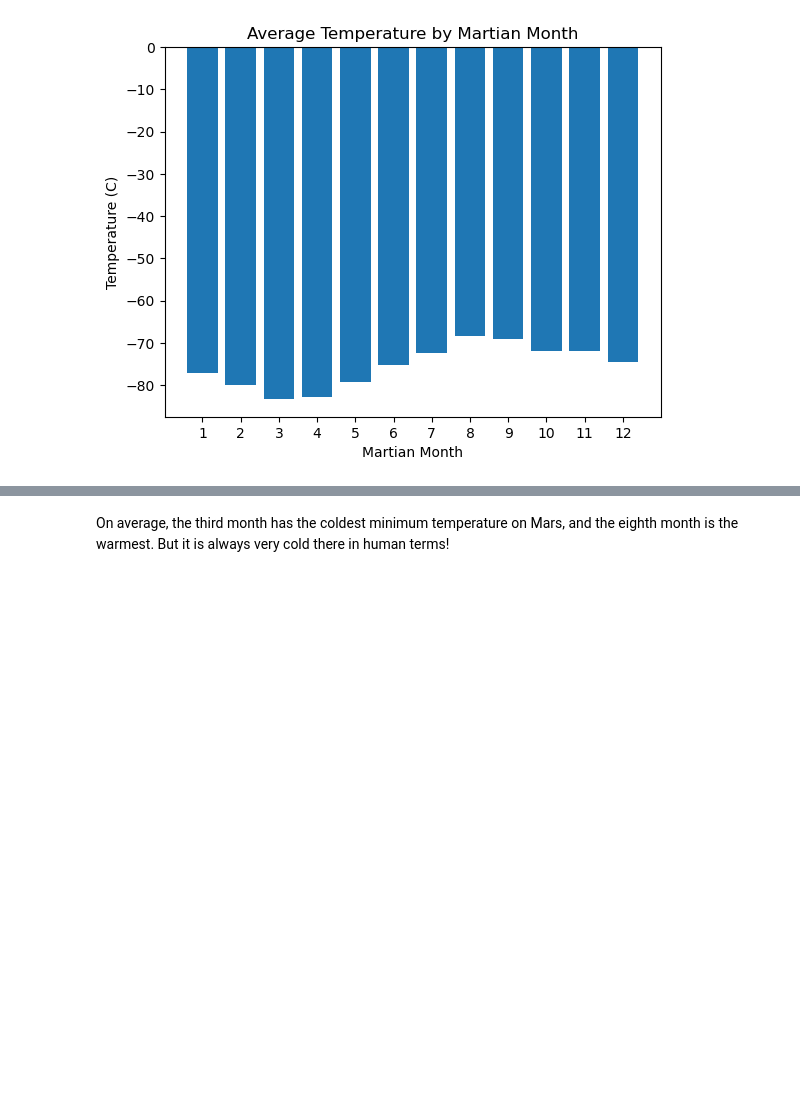
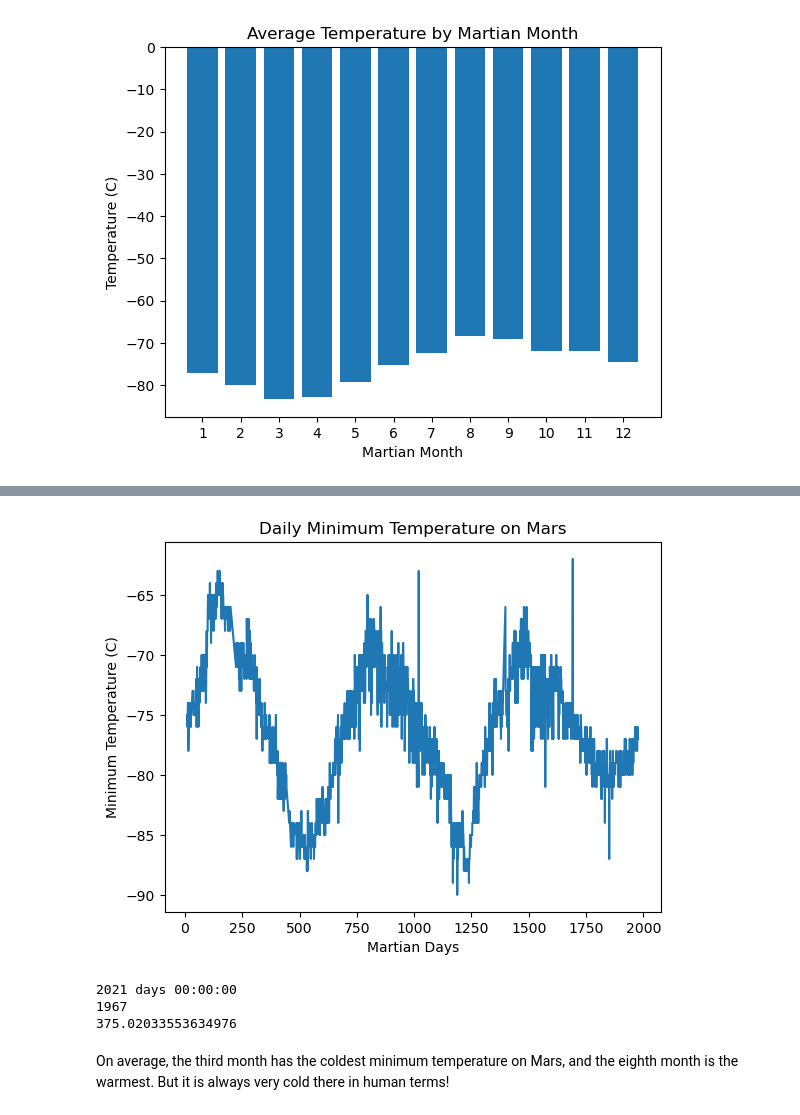
Before and after one commit to seanard1/beautifulsoup-challenge, a Jupyter notebook: Mars_Data/part_2_mars_weather.ipynb, the cells around one changed output, grey strips where cells are left out. Saved outputs shown, nothing was run; the diff lists cells and outputs as text; code cells hidden in the pictures; blank space fills up the shorter version.

```diff
--- a/Mars_Data/part_2_mars_weather.ipynb
+++ b/Mars_Data/part_2_mars_weather.ipynb
@@ -209,3 +224,19 @@ Name: pressure, dtype: float64
+# %%
+# 5. How many terrestrial (earth) days are there in a Martian year?
+
+plt.plot(mars_df['sol'], mars_df['min_temp'])
+plt.xlabel('Martian Days')
+plt.ylabel('Minimum Temperature (C)')
+plt.title('Daily Minimum Temperature on Mars')
+plt.show()
+
+print(mars_df['terrestrial_date'].max() - mars_df['terrestrial_date'].min())
+print(mars_df['sol'].max() - mars_df['sol'].min())
+# %% [output]
+[figure, added]
+2021 days 00:00:00
+1967
+375.02033553634976
 # %% [markdown]
 On average, the third month has the coldest minimum temperature on Mars, and the eighth month is the warmest. But it is always very cold there in human terms!
 # %% [markdown]
```
Also changed, not shown: parts of 9 cells of this notebook, 2 other files.
